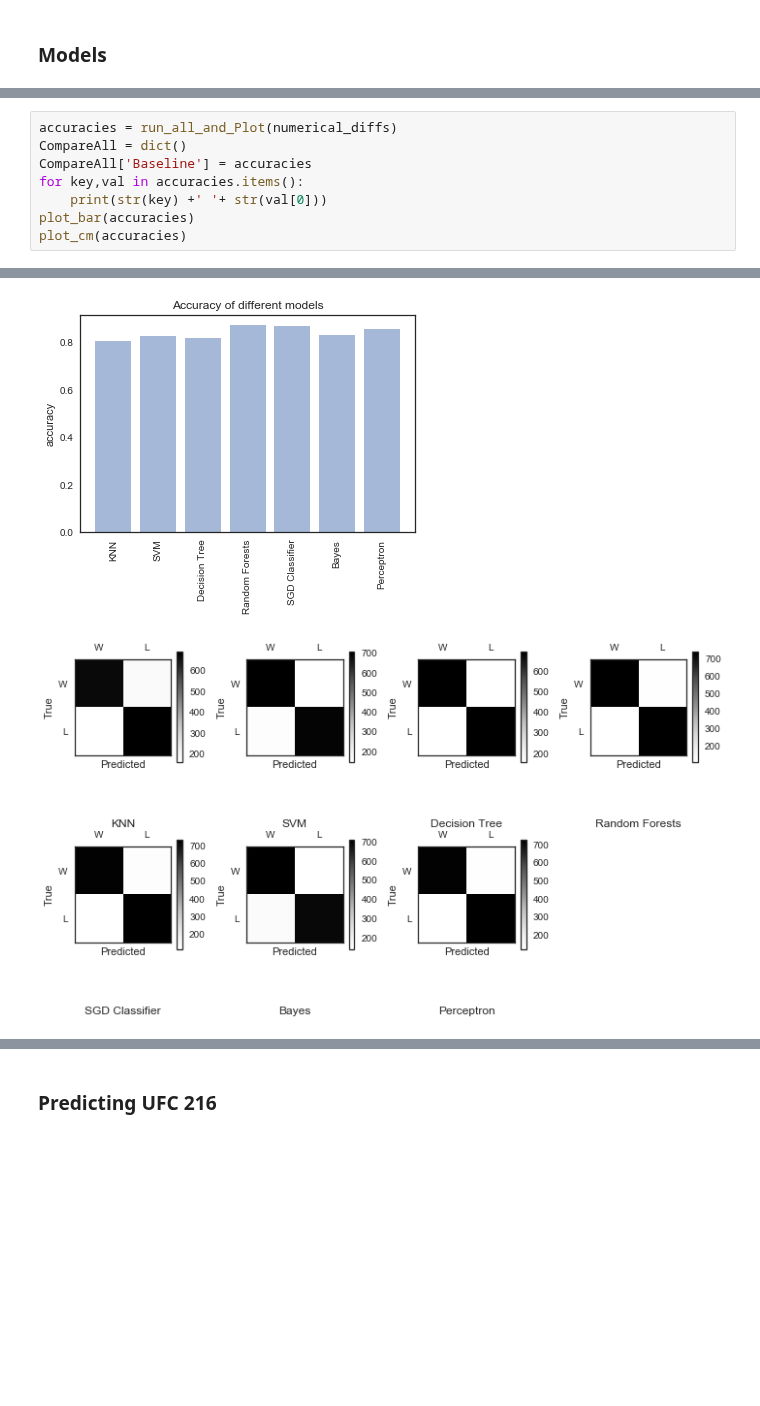
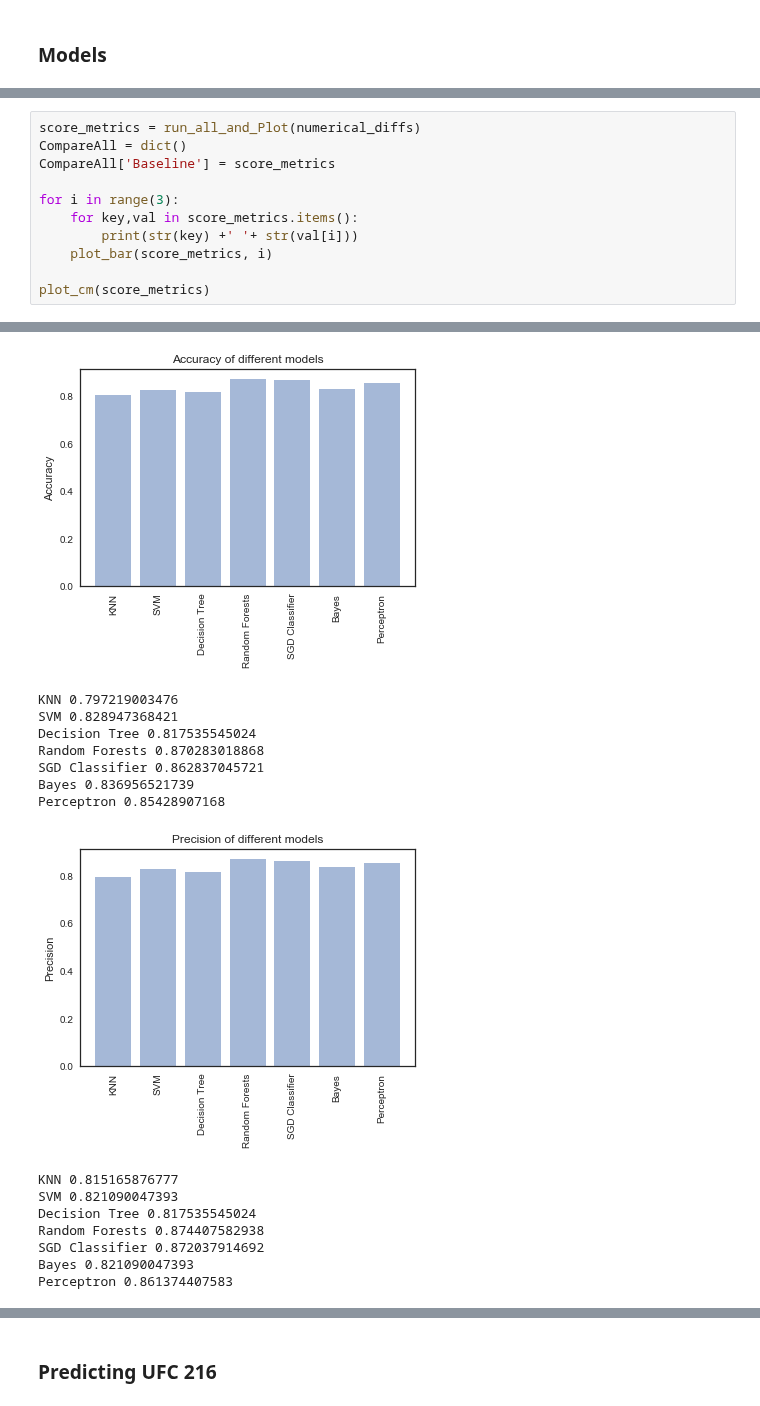
Before and after one commit to cfergusonlee/ufc_fight_analysis, a Jupyter notebook: ufc_analysis.ipynb, the cells around one changed output, grey strips where cells are left out. Drawn from its saved outputs; the diff is of its cells as text; blank space fills up the shorter version.

Commit message:
Added precision and recall metrics

```diff
--- a/ufc_analysis.ipynb
+++ b/ufc_analysis.ipynb
@@ -1530,20 +1564,37 @@ def plot_cm(dict):
     plt.tight_layout()
     plt.show()
 # %%
-accuracies = run_all_and_Plot(numerical_diffs)
+score_metrics = run_all_and_Plot(numerical_diffs)
 CompareAll = dict()
-CompareAll['Baseline'] = accuracies
-for key,val in accuracies.items():
-    print(str(key) +' '+ str(val[0]))
-plot_bar(accuracies)
-plot_cm(accuracies)
+CompareAll['Baseline'] = score_metrics
+
+for i in range(3):
+    for key,val in score_metrics.items():
+        print(str(key) +' '+ str(val[i]))
+    plot_bar(score_metrics, i)
+
+plot_cm(score_metrics)
 # %% [output]
 KNN 0.804142011834
 SVM 0.826035502959
 Decision Tree 0.81775147929
 Random Forests 0.872189349112
 SGD Classifier 0.866863905325
 Bayes 0.830769230769
 Perceptron 0.857396449704
 [figure]
+KNN 0.797219003476
+SVM 0.828947368421
+Decision Tree 0.817535545024
+Random Forests 0.870283018868
+SGD Classifier 0.862837045721
+Bayes 0.836956521739
+Perceptron 0.85428907168
-[figure, old version]
+[figure, new version]
+KNN 0.815165876777
+SVM 0.821090047393
+Decision Tree 0.817535545024
+Random Forests 0.874407582938
+SGD Classifier 0.872037914692
+Bayes 0.821090047393
+Perceptron 0.861374407583
```
Also changed, not shown: parts of 6 cells of this notebook.
